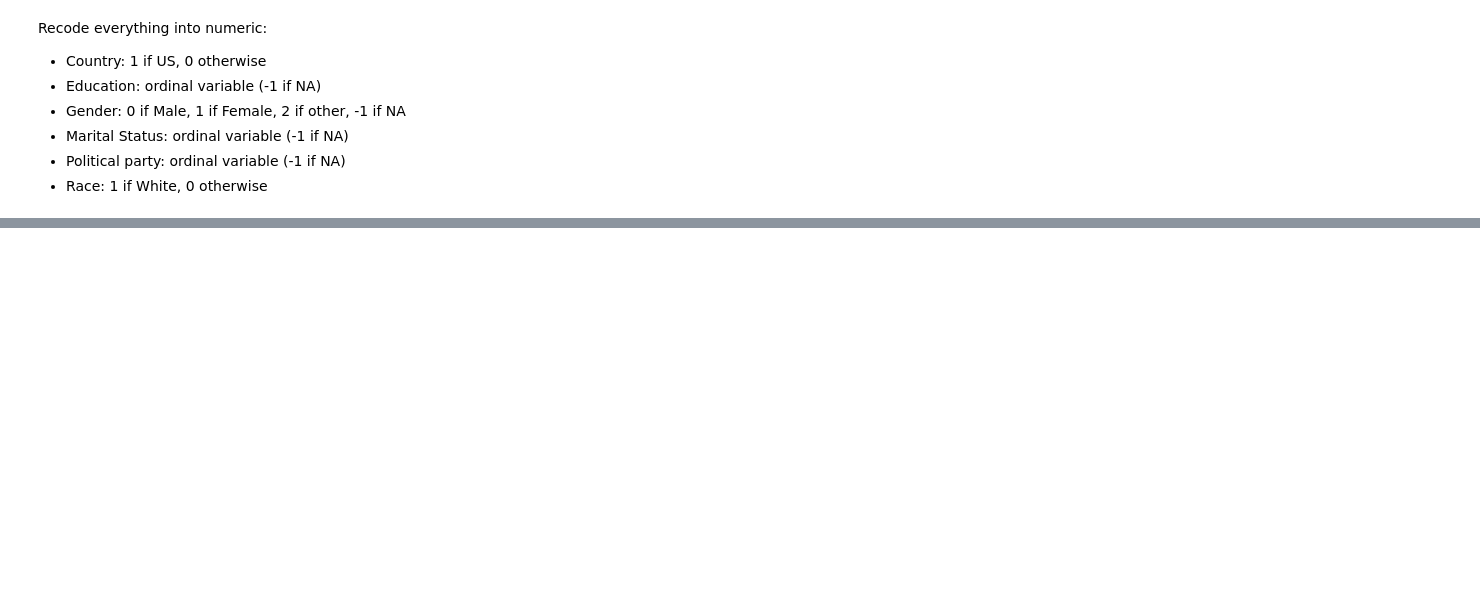
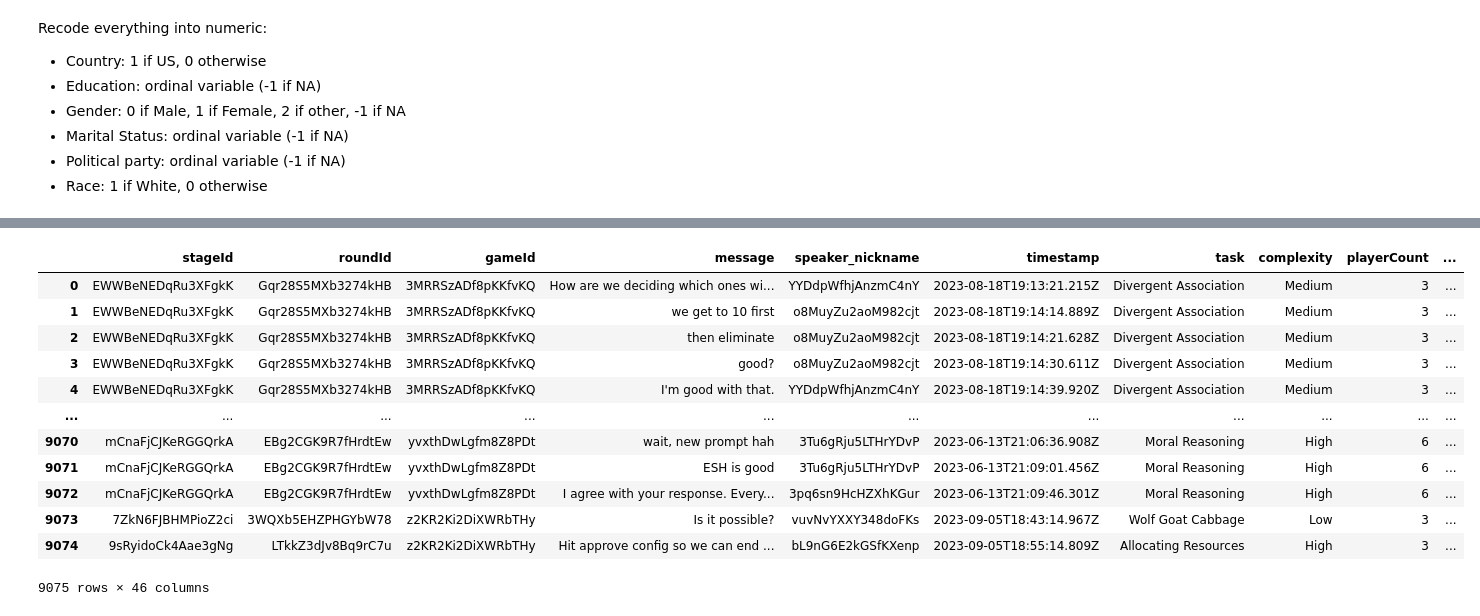
Before and after one commit to Watts-Lab/team_comm_tools, a Jupyter notebook: feature_engine/data/cleaning_scripts/multi_task_data_cleaning.ipynb, the cells around one changed output, grey strips where cells are left out. Saved outputs shown, nothing was run; the diff lists cells and outputs as text; code cells hidden in the pictures; blank space fills up the shorter version.

Commit message:
redo data cleaning and some work on debugging

```diff
--- a/feature_engine/data/cleaning_scripts/multi_task_data_cleaning.ipynb
+++ b/feature_engine/data/cleaning_scripts/multi_task_data_cleaning.ipynb
@@ -170,3 +150,5 @@ This generates the chat conversations alongside the dependent variables
+# %%
+multi_task_dv = multi_task_dv.groupby('stageId').apply(lambda x: x.loc[x['score'].idxmax()]).reset_index(drop=True)
 # %%
 conversations_with_dv = conversations_raw.merge(multi_task_dv, on="stageId", how="left")
 
@@ -238,12 +220,12 @@ user_info['political_party'] = user_info['political_party'].cat.codes
 # %%
 user_info.loc[:, 'race'] = (user_info['race'] == 'White').astype(int)
 # %%
-user_features_numeric = user_info[['stageId', 'birth_year', 'CRT', 'income_max', 'income_min', 'IRCS_GS', 'IRCS_GV', 'IRCS_IB', 'IRCS_IR', 'IRCS_IV', 'IRCS_RS', 'political_fiscal', 'political_social', 'RME', 'country', 'education_level', 'gender', 'marital_status', 'political_party', 'race']]
+user_features_numeric = user_info[['birth_year', 'CRT', 'income_max', 'income_min', 'IRCS_GS', 'IRCS_GV', 'IRCS_IB', 'IRCS_IR', 'IRCS_IV', 'IRCS_RS', 'political_fiscal', 'political_social', 'RME', 'country', 'education_level', 'gender', 'marital_status', 'political_party', 'race']]
 # %%
-numeric_columns = user_info.select_dtypes(include='number').columns.difference(['ID'])
+numeric_columns = user_features_numeric.select_dtypes(include='number').columns.difference(['stageId'])
 
 # Group by 'ID' and calculate mean and std for all numeric columns
-grouped_df = user_info.groupby('stageId')[numeric_columns].agg(['mean', 'std'])
+grouped_df = user_info.groupby('stageId')[numeric_columns].agg([np.nanmean, np.nanstd])
 
 # Flatten the multi-level column index
 grouped_df.columns = ['_'.join(col).strip() for col in grouped_df.columns.values]
@@ -250,9 +249,27 @@ grouped_df.columns = ['_'.join(col).strip() for col in grouped_df.columns.values
 # %%
 # This dataframe aggregates all the composition-level features
-conversations_with_dv_and_composition = grouped_df.merge(conversations_with_dv, on = "stageId", how = "left")
+conversations_with_dv_and_composition = conversations_with_dv.merge(grouped_df, on = "stageId", how = "left")
 
-# fill NA messages
+# fill NA messages and speakers if necessary
 conversations_with_dv_and_composition["message"] = conversations_with_dv_and_composition["message"].fillna("NULL_MESSAGE")
 conversations_with_dv_and_composition["speaker_nickname"] = conversations_with_dv_and_composition["speaker_nickname"].fillna("NULL_SPEAKER")
 
-conversations_with_dv_and_composition.to_csv('../raw_data/multi_task_conversations_with_dv_and_composition.csv')
+conversations_with_dv_and_composition.to_csv('../raw_data/multi_task_conversations_with_dv_and_composition.csv', index=False)
+# %%
+# TODO -- decide how to handle when the stdev is NA.
+
+conversations_with_dv_and_composition
+# %% [output]
+|  | stageId | roundId | gameId | message | speaker_nickname | timestamp | task | complexity | playerCount | ... |
+| 0 | EWWBeNEDqRu3XFgkK | Gqr28S5MXb3274kHB | 3MRRSzADf8pKKfvKQ | How are we deciding which ones wi... | YYDdpWfhjAnzmC4nY | 2023-08-18T19:13:21.215Z | Divergent Association | Medium | 3 | ... |
+| 1 | EWWBeNEDqRu3XFgkK | Gqr28S5MXb3274kHB | 3MRRSzADf8pKKfvKQ | we get to 10 first | o8MuyZu2aoM982cjt | 2023-08-18T19:14:14.889Z | Divergent Association | Medium | 3 | ... |
+| 2 | EWWBeNEDqRu3XFgkK | Gqr28S5MXb3274kHB | 3MRRSzADf8pKKfvKQ | then eliminate | o8MuyZu2aoM982cjt | 2023-08-18T19:14:21.628Z | Divergent Association | Medium | 3 | ... |
+| 3 | EWWBeNEDqRu3XFgkK | Gqr28S5MXb3274kHB | 3MRRSzADf8pKKfvKQ | good? | o8MuyZu2aoM982cjt | 2023-08-18T19:14:30.611Z | Divergent Association | Medium | 3 | ... |
+| 4 | EWWBeNEDqRu3XFgkK | Gqr28S5MXb3274kHB | 3MRRSzADf8pKKfvKQ | I'm good with that. | YYDdpWfhjAnzmC4nY | 2023-08-18T19:14:39.920Z | Divergent Association | Medium | 3 | ... |
+| ... | ... | ... | ... | ... | ... | ... | ... | ... | ... | ... |
+| 9070 | mCnaFjCJKeRGGQrkA | EBg2CGK9R7fHrdtEw | yvxthDwLgfm8Z8PDt | wait, new prompt hah | 3Tu6gRju5LTHrYDvP | 2023-06-13T21:06:36.908Z | Moral Reasoning | High | 6 | ... |
+| 9071 | mCnaFjCJKeRGGQrkA | EBg2CGK9R7fHrdtEw | yvxthDwLgfm8Z8PDt | ESH is good | 3Tu6gRju5LTHrYDvP | 2023-06-13T21:09:01.456Z | Moral Reasoning | High | 6 | ... |
+| 9072 | mCnaFjCJKeRGGQrkA | EBg2CGK9R7fHrdtEw | yvxthDwLgfm8Z8PDt | I agree with your response. Every... | 3pq6sn9HcHZXhKGur | 2023-06-13T21:09:46.301Z | Moral Reasoning | High | 6 | ... |
+| 9073 | 7ZkN6FJBHMPioZ2ci | 3WQXb5EHZPHGYbW78 | z2KR2Ki2DiXWRbTHy | Is it possible? | vuvNvYXXY348doFKs | 2023-09-05T18:43:14.967Z | Wolf Goat Cabbage | Low | 3 | ... |
+| 9074 | 9sRyidoCk4Aae3gNg | LTkkZ3dJv8Bq9rC7u | z2KR2Ki2DiXWRbTHy | Hit approve config so we can end ... | bL9nG6E2kGSfKXenp | 2023-09-05T18:55:14.809Z | Allocating Resources | High | 3 | ... |
+9075 rows × 46 columns
```
Also changed, not shown: parts of 18 cells of this notebook, 6 other files.
